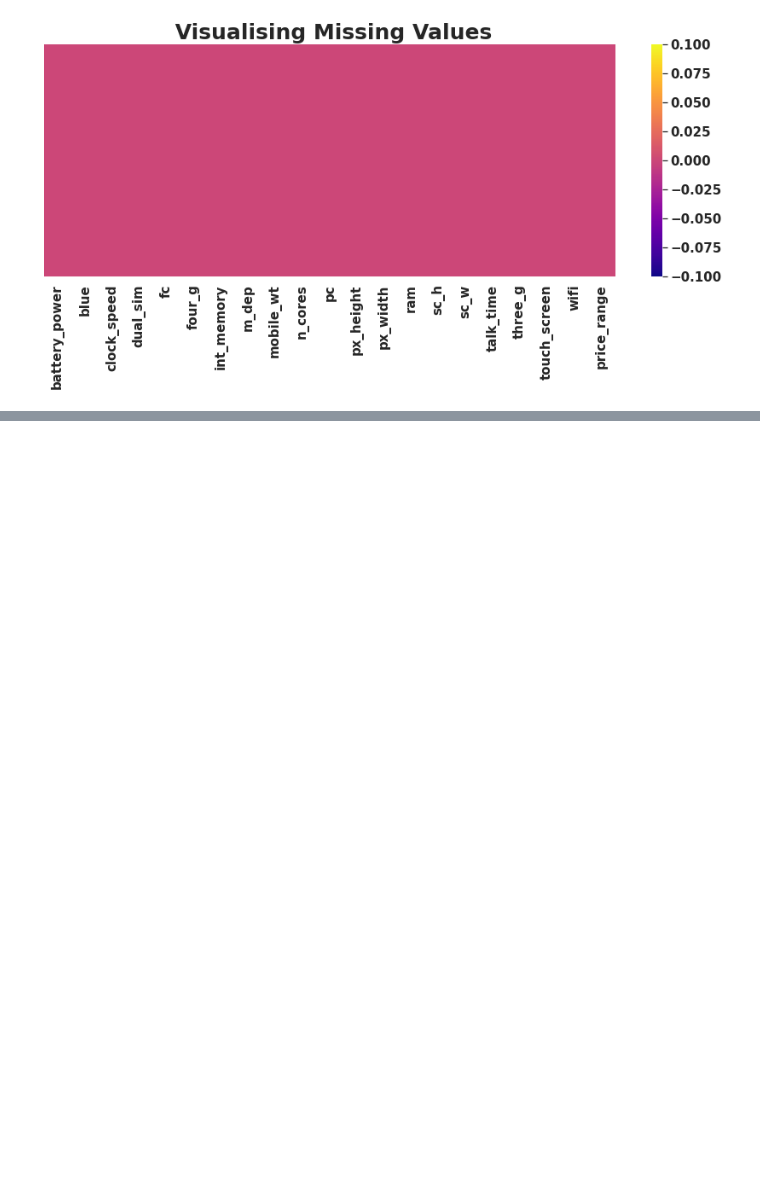
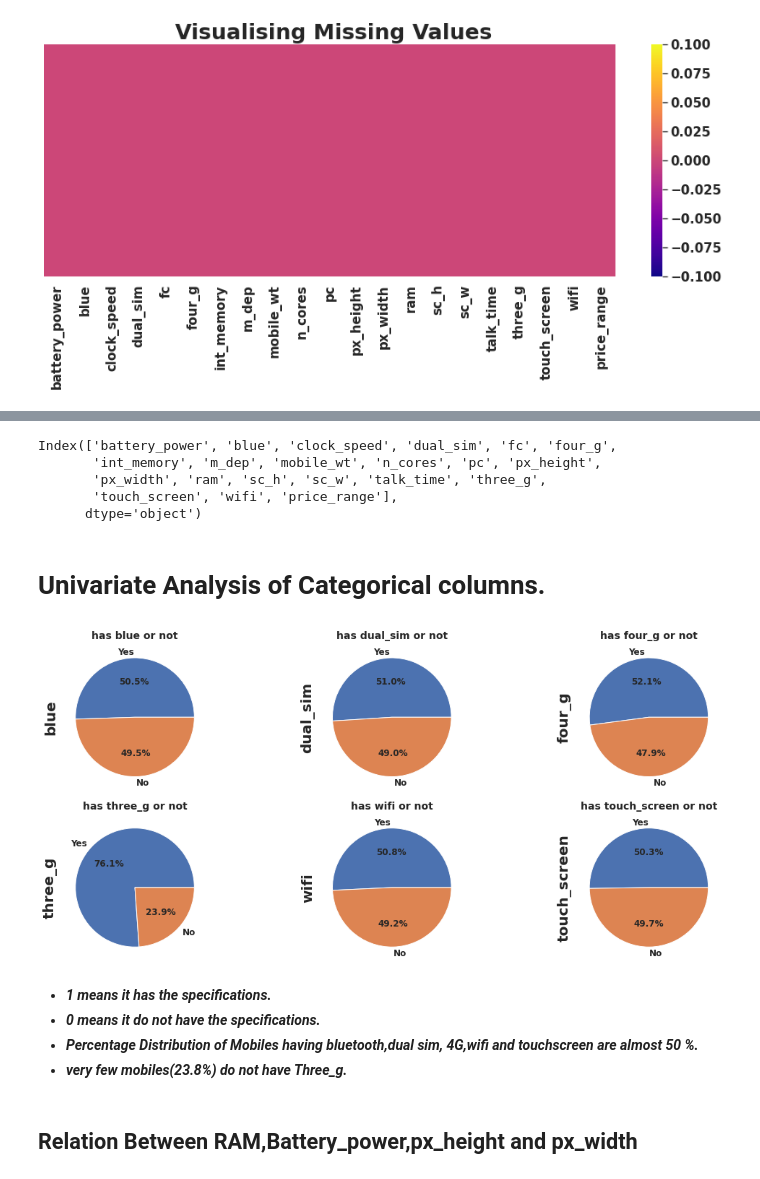
Before and after one commit to PremPatil0129/MobilePriceRangePrediction, a Jupyter notebook: MobilePriceRangePrediction.ipynb, the cells around one changed output, grey strips where cells are left out. Cells and saved outputs as stored; diff of their text form; code cells hidden in the pictures; blank space fills up the shorter version.

```diff
--- a/MobilePriceRangePrediction.ipynb
+++ b/MobilePriceRangePrediction.ipynb
@@ -219,0 +278,34 @@ Text(0.5, 1.0, ' Visualising Missing Values')
+# %%
+mobile_data.columns
+# %% [output]
+Index(['battery_power', 'blue', 'clock_speed', 'dual_sim', 'fc', 'four_g',
+       'int_memory', 'm_dep', 'mobile_wt', 'n_cores', 'pc', 'px_height',
+       'px_width', 'ram', 'sc_h', 'sc_w', 'talk_time', 'three_g',
+       'touch_screen', 'wifi', 'price_range'],
+      dtype='object')
+# %% [markdown]
+# **Univariate Analysis of Categorical columns.**
+# %%
+# Plotting the piecharts for binary categorical variables.
+plt.figure(figsize=(15,10))
+
+rows=3
+col=3
+count=1
+var_list=['blue','dual_sim','four_g','three_g','wifi','touch_screen']
+labels=['Yes','No']
+for var in var_list:
+  plt.subplot(rows,col,count)
+  mobile_data[var].value_counts().plot.pie(autopct='%1.1f%%',fontsize=12,labels=labels)
+  plt.title(f'has {var} or not',fontsize=14)
+  plt.tight_layout()
+  count=count+1
+# %% [output]
+[figure, added]
+# %% [markdown]
+* ***1 means it has the specifications.***
+* ***0 means it do not have the specifications.***
+* ***Percentage Distribution of Mobiles having bluetooth,dual sim, 4G,wifi and touchscreen are almost 50 %.***
+* ***very few mobiles(23.8%) do not have Three_g.***
+# %% [markdown]
+## **Relation Between RAM,Battery_power,px_height and px_width**
```
Also changed, not shown: parts of 11 cells of this notebook.
